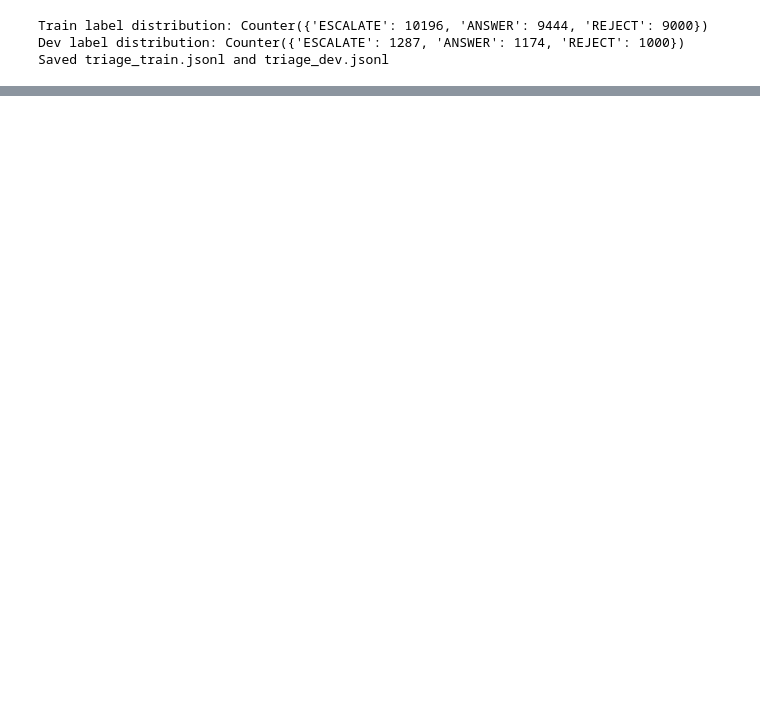
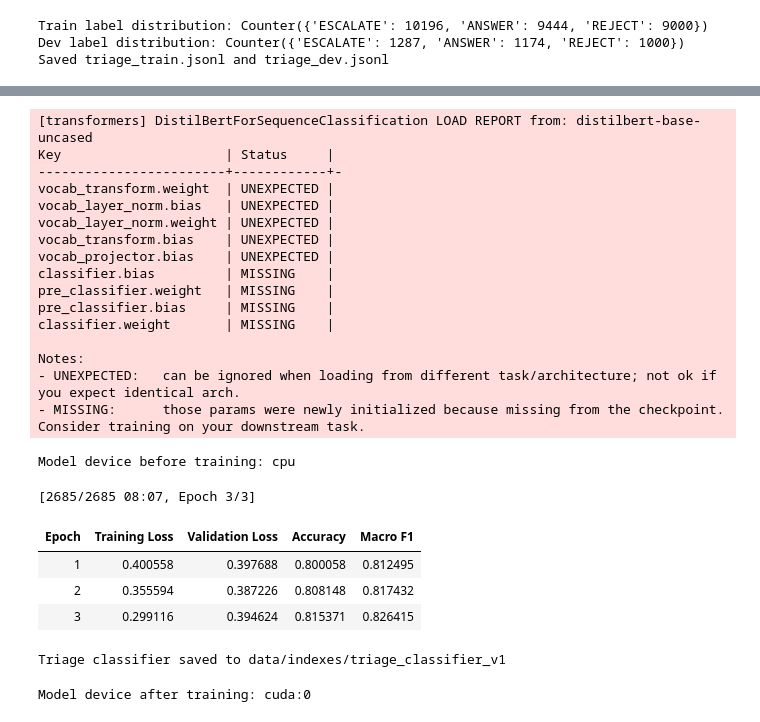
Before and after one commit to shrey-sp4/Customer-Support-Copilot, a Jupyter notebook: notebooks/03_traige.ipynb, the cells around one changed output, grey strips where cells are left out. Drawn from its saved outputs; the diff is of its cells as text; code cells hidden in the pictures; blank space fills up the shorter version.

```diff
--- a/notebooks/03_traige.ipynb
+++ b/notebooks/03_traige.ipynb
@@ -494,0 +390,70 @@ Saved triage_train.jsonl and triage_dev.jsonl
+# %%
+from transformers import AutoModelForSequenceClassification, TrainingArguments, Trainer
+import numpy as np
+from sklearn.metrics import accuracy_score, f1_score
+
+model = AutoModelForSequenceClassification.from_pretrained(
+    "distilbert-base-uncased", num_labels=3, id2label=id_to_label, label2id=label_to_id
+)
+print("Model device before training:", next(model.parameters()).device)
+
+def compute_metrics(eval_pred):
+    logits, labels = eval_pred
+    preds = np.argmax(logits, axis=1)
+    return {
+        "accuracy": accuracy_score(labels, preds),
+        "macro_f1": f1_score(labels, preds, average="macro"),
+    }
+
+training_args = TrainingArguments(
+    output_dir="../data/indexes/triage_classifier_v1",
+    num_train_epochs=3,
+    per_device_train_batch_size=32,
+    per_device_eval_batch_size=64,
+    eval_strategy="epoch",
+    save_strategy="no",
+    logging_steps=200,
+    learning_rate=2e-5,
+)
+
+trainer = Trainer(
+    model=model,
+    args=training_args,
+    train_dataset=triage_hf_train,
+    eval_dataset=triage_hf_dev,
+    compute_metrics=compute_metrics,
+)
+
+trainer.train()
+
+model.save_pretrained("../data/indexes/triage_classifier_v1")
+tokenizer.save_pretrained("../data/indexes/triage_classifier_v1")
+print("Triage classifier saved to data/indexes/triage_classifier_v1")
+# %% [output]
+[transformers] DistilBertForSequenceClassification LOAD REPORT from: distilbert-base-uncased
+Key                     | Status     |
+------------------------+------------+-
+vocab_transform.weight  | UNEXPECTED |
+vocab_layer_norm.bias   | UNEXPECTED |
+vocab_layer_norm.weight | UNEXPECTED |
+vocab_transform.bias    | UNEXPECTED |
+vocab_projector.bias    | UNEXPECTED |
+classifier.bias         | MISSING    |
+pre_classifier.weight   | MISSING    |
+pre_classifier.bias     | MISSING    |
+classifier.weight       | MISSING    |
+
+Notes:
+- UNEXPECTED:   can be ignored when loading from different task/architecture; not ok if you expect identical arch.
+- MISSING:      those params were newly initialized because missing from the checkpoint. Consider training on your downstream task.
+Model device before training: cpu
+[2685/2685 08:07, Epoch 3/3]
+| Epoch | Training Loss | Validation Loss | Accuracy | Macro F1 |
+| 1 | 0.400558 | 0.397688 | 0.800058 | 0.812495 |
+| 2 | 0.355594 | 0.387226 | 0.808148 | 0.817432 |
+| 3 | 0.299116 | 0.394624 | 0.815371 | 0.826415 |
+Triage classifier saved to data/indexes/triage_classifier_v1
+# %%
+print("Model device after training:", next(model.parameters()).device)
+# %% [output]
+Model device after training: cuda:0
```
Also changed, not shown: parts of 19 cells of this notebook, 1 other file.
